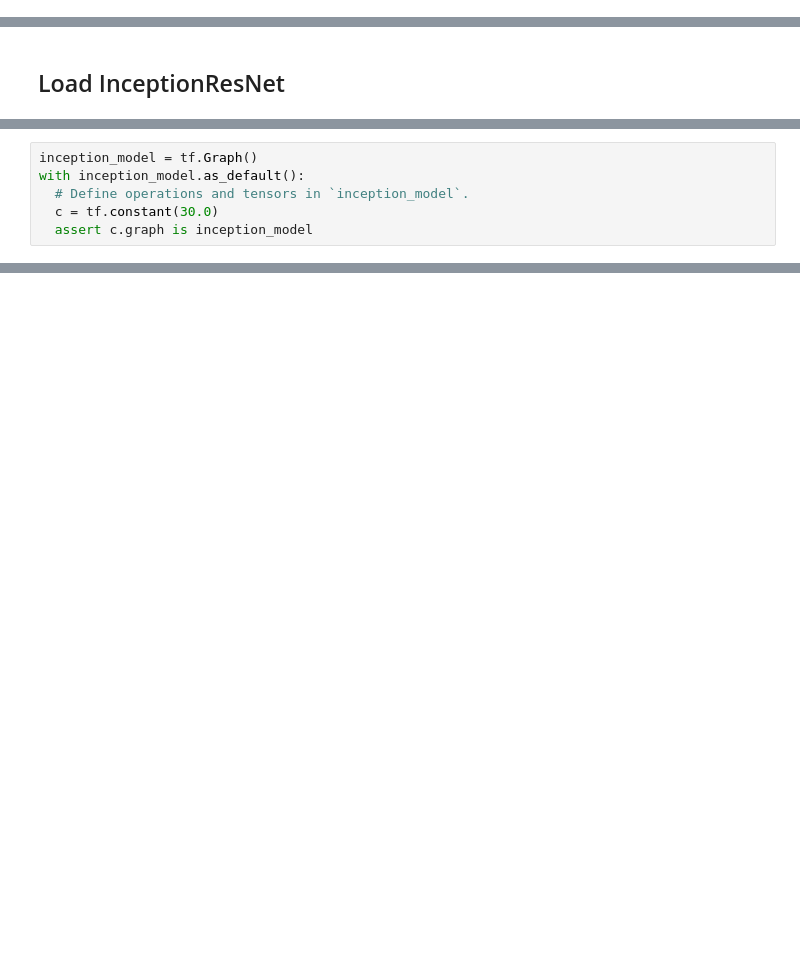
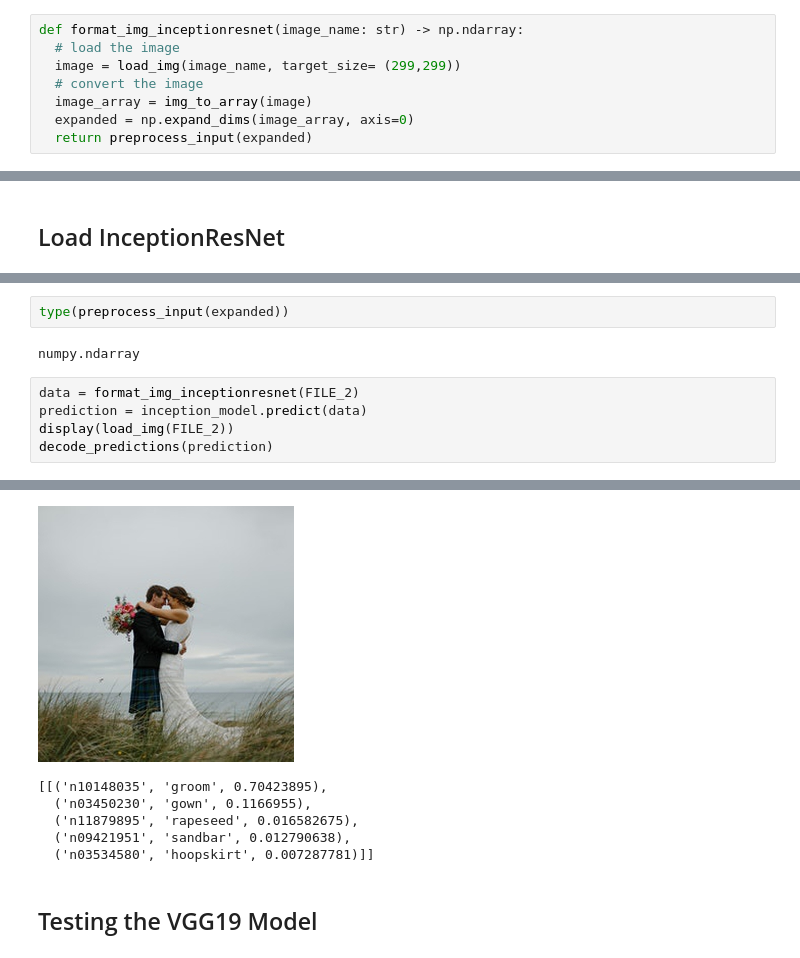
Before and after one commit to ianmeinert/udemy_python_ds_ml_bootcamp, a Jupyter notebook: section_9/09 Neural Networks.ipynb, the cells around one changed output, grey strips where cells are left out. Cells and saved outputs as stored; diff of their text form; blank space fills up the shorter version.

```diff
--- a/section_9/09 Neural Networks.ipynb
+++ b/section_9/09 Neural Networks.ipynb
@@ -26,0 +38,8 @@ pic_array.shape
+# %%
+def format_img_inceptionresnet(image_name: str) -> np.ndarray:
+  # load the image
+  image = load_img(image_name, target_size= (299,299))
+  # convert the image
+  image_array = img_to_array(image)
+  expanded = np.expand_dims(image_array, axis=0)
+  return preprocess_input(expanded)
@@ -36,6 +62,0 @@ Wall time: 6.14 s
-# %%
-inception_model = tf.Graph()
-with inception_model.as_default():
-  # Define operations and tensors in `inception_model`.
-  c = tf.constant(30.0)
-  assert c.graph is inception_model
@@ -41,0 +75,10 @@ with inception_model.as_default():
+# %%
+type(preprocess_input(expanded))
+# %% [output]
+numpy.ndarray
+# %%
+data = format_img_inceptionresnet(FILE_2)
+prediction = inception_model.predict(data)
+display(load_img(FILE_2))
+decode_predictions(prediction)
+# %% [output]
@@ -41,0 +86,8 @@ with inception_model.as_default():
+[figure, added]
+[[('n10148035', 'groom', 0.70423895),
+  ('n03450230', 'gown', 0.1166955),
+  ('n11879895', 'rapeseed', 0.016582675),
+  ('n09421951', 'sandbar', 0.012790638),
+  ('n03534580', 'hoopskirt', 0.007287781)]]
+# %% [markdown]
+## Testing the VGG19 Model
```
Also changed, not shown: parts of 14 cells of this notebook.
